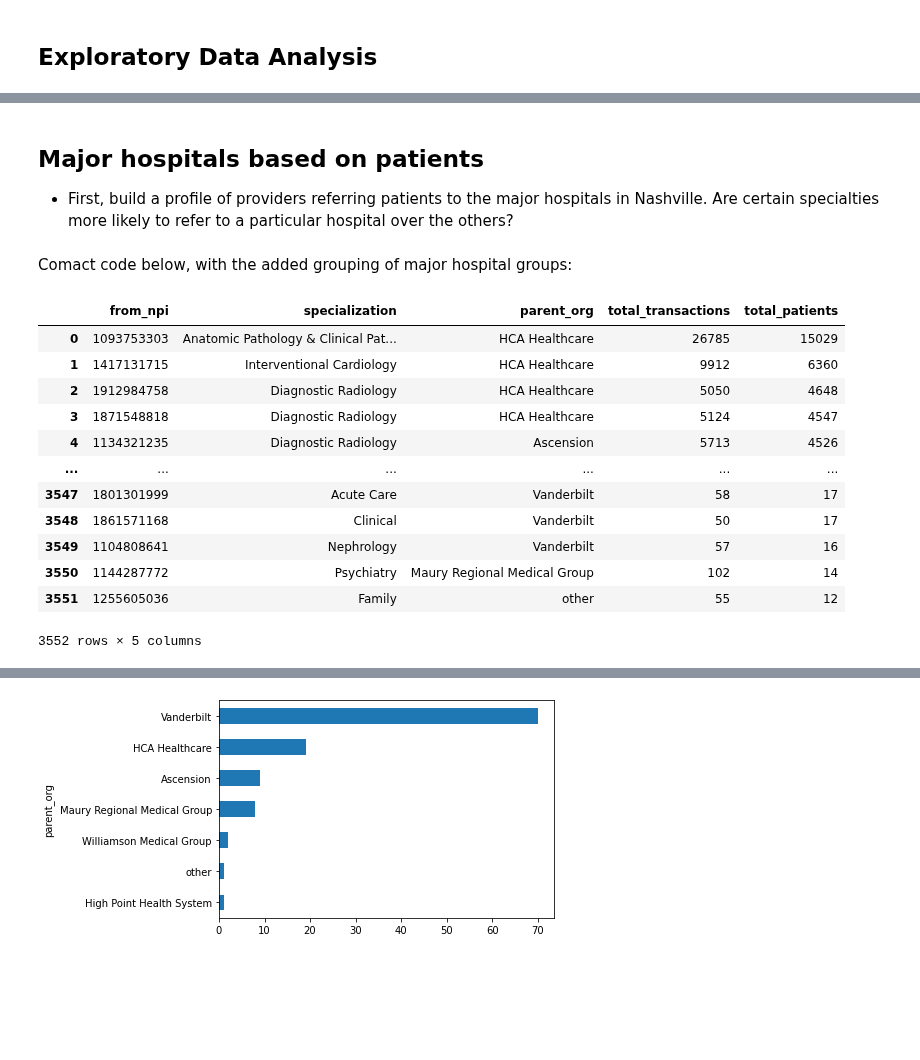
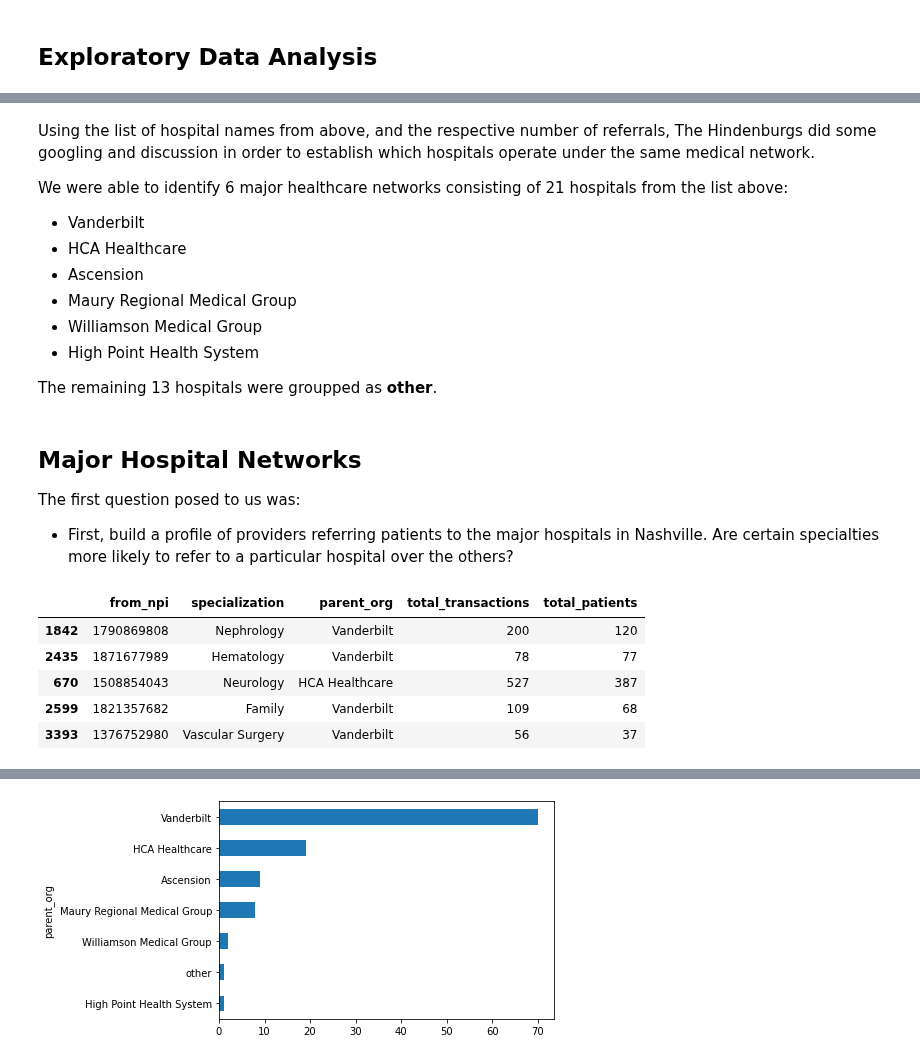
Before and after one commit to tomoumer/hop_team-the-hindenburgs, a Jupyter notebook: notebooks/data_exploration.ipynb, the cells around one changed output, grey strips where cells are left out. Drawn from its saved outputs; the diff is of its cells as text; code cells hidden in the pictures; blank space fills up the shorter version.

```diff
--- a/notebooks/data_exploration.ipynb
+++ b/notebooks/data_exploration.ipynb
@@ -90,32 +85,0 @@ Using the constructed query from above, we then select data (matching on to_npi)
-# %%
-query = """
-WITH hospitals AS (
-    SELECT DISTINCT npi
-    FROM nnpes AS np
-    INNER JOIN nucc_taxonomy AS nt
-    ON np.primary_taxonomy = nt.code
-    INNER JOIN zip_cbsa AS zc
-    ON np.address_postal_code = zc.zip
-    WHERE entity_type_code = 2.0
-        AND address_state_name = 'TN'
-        AND cbsa = 34980
-        --AND res_ratio >= 0.5
-        AND classification LIKE '%Hospital'
-)
-SELECT
-    from_npi,
-    to_npi,
-    SUM(patient_count) AS patient_total,
-    SUM(transaction_count) AS transaction_total
-FROM hop_teaming
-WHERE to_npi IN hospitals
-GROUP BY from_npi, to_npi
-"""
-
-# number of places that refer to major hospitals 14031
-# number of unique places that refer to hospitals 7688
-
-with sqlite3.connect('../data/hop_teaming_database.sqlite') as db:
-    providers_to_hospitals = pd.read_sql(query, db)
-
-providers_to_hospitals
@@ -154,9 +86,20 @@ providers_to_hospitals.describe()
+# %% [markdown]
+Using the list of hospital names from above, and the respective number of referrals, The Hindenburgs did some googling and discussion in order to establish which hospitals operate under the same medical network.
+
+We were able to identify 6 major healthcare networks consisting of 21 hospitals from the list above:
+- Vanderbilt
+- HCA Healthcare
+- Ascension
+- Maury Regional Medical Group
+- Williamson Medical Group
+- High Point Health System
+
+The remaining 13 hospitals were groupped as **other**.
 # %% [markdown]
-## Major hospitals based on patients
+## Major Hospital Networks
 
+The first question posed to us was:
 - First, build a profile of providers referring patients to the major hospitals in Nashville. Are certain specialties more likely to refer to a particular hospital over the others?
-# %% [markdown]
-Comact code below, with the added grouping of major hospital groups:
 # %%
 query = '''
 WITH provider_referrals AS (
@@ -205,44 +148,37 @@ SELECT
     END AS parent_org
 FROM nnpes n2
 INNER JOIN nucc_taxonomy as t2
 ON n2.primary_taxonomy = t2.code
 INNER JOIN zip_cbsa as zc
 ON n2.address_postal_code = zc.zip
 WHERE n2.address_state_name = 'TN'
     AND n2.entity_type_code = 2
     AND t2.classification LIKE '%Hospital'
     AND zc.cbsa = 34980
 )
 SELECT
     pr.npi AS from_npi,
     pr.specialization,
     mh.parent_org,
     SUM(hop.transaction_count) AS total_transactions,
     SUM(hop.patient_count) AS total_patients
 FROM hop_teaming AS hop
 INNER JOIN provider_referrals pr
 ON hop.from_npi = pr.npi
 INNER JOIN major_hospitals mh
 ON hop.to_npi = mh.npi
 GROUP BY pr.npi, pr.specialization, mh.parent_org
 ORDER BY total_patients DESC;
 '''
 
 with sqlite3.connect('../data/hop_teaming_database.sqlite') as db:
-    providers_to_major = pd.read_sql(query, db)
+    providers_to_major_hospitals = pd.read_sql(query, db)
 
-providers_to_major
+providers_to_major_hospitals.sample(5)
 # %% [output]
 |  | from_npi | specialization | parent_org | total_transactions | total_patients |
-| 0 | 1093753303 | Anatomic Pathology & Clinical Pat... | HCA Healthcare | 26785 | 15029 |
-| 1 | 1417131715 | Interventional Cardiology | HCA Healthcare | 9912 | 6360 |
-| 2 | 1912984758 | Diagnostic Radiology | HCA Healthcare | 5050 | 4648 |
-| 3 | 1871548818 | Diagnostic Radiology | HCA Healthcare | 5124 | 4547 |
-| 4 | 1134321235 | Diagnostic Radiology | Ascension | 5713 | 4526 |
-| ... | ... | ... | ... | ... | ... |
-| 3547 | 1801301999 | Acute Care | Vanderbilt | 58 | 17 |
-| 3548 | 1861571168 | Clinical | Vanderbilt | 50 | 17 |
-| 3549 | 1104808641 | Nephrology | Vanderbilt | 57 | 16 |
-| 3550 | 1144287772 | Psychiatry | Maury Regional Medical Group | 102 | 14 |
-| 3551 | 1255605036 | Family | other | 55 | 12 |
+| 1842 | 1790869808 | Nephrology | Vanderbilt | 200 | 120 |
+| 2435 | 1871677989 | Hematology | Vanderbilt | 78 | 77 |
+| 670 | 1508854043 | Neurology | HCA Healthcare | 527 | 387 |
+| 2599 | 1821357682 | Family | Vanderbilt | 109 | 68 |
+| 3393 | 1376752980 | Vascular Surgery | Vanderbilt | 56 | 37 |
-3552 rows × 5 columns
```
Also changed, not shown: parts of 61 cells of this notebook.
